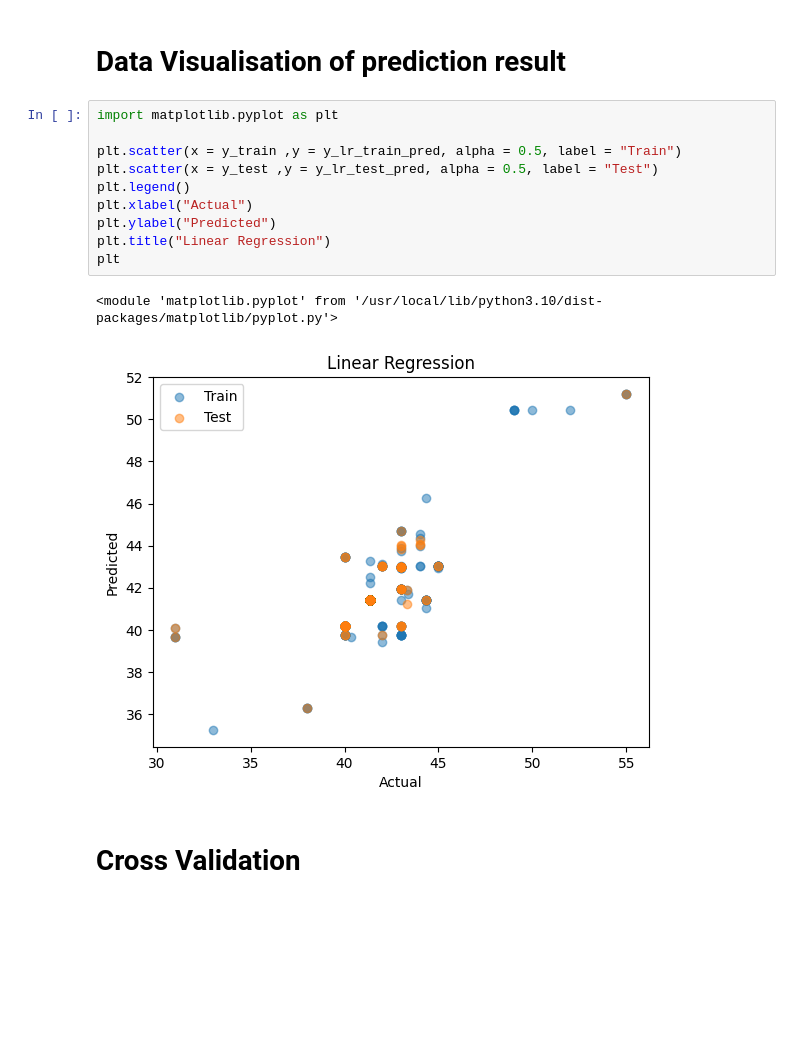
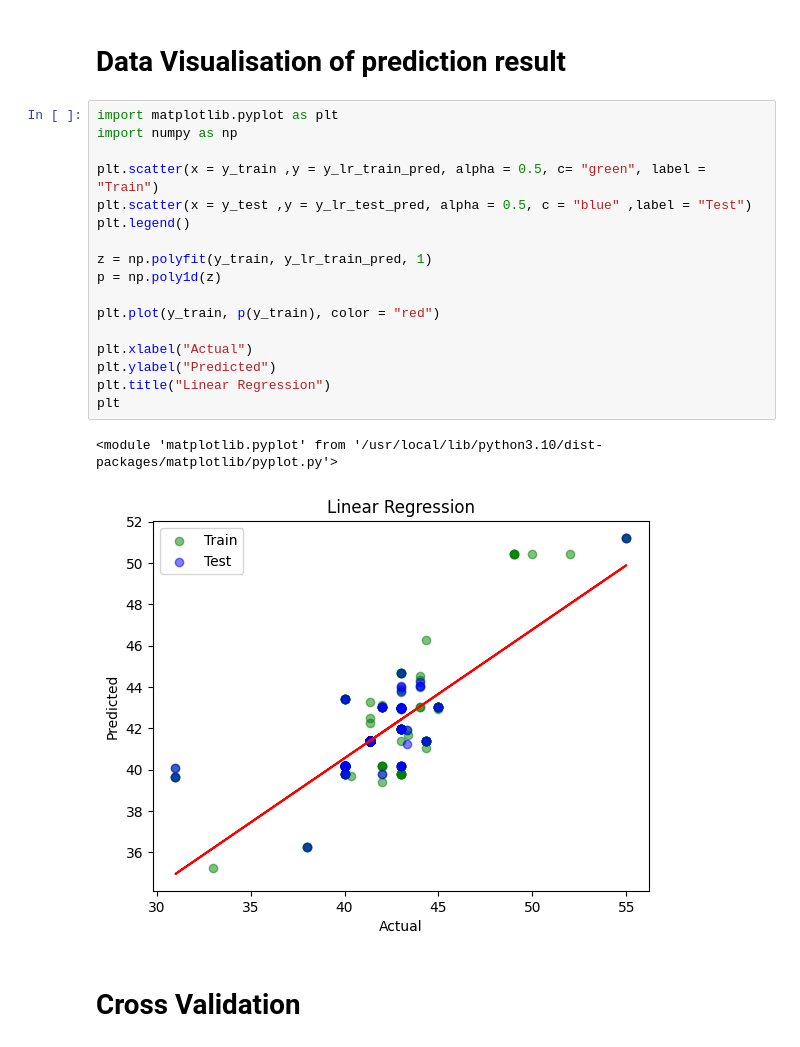
Before and after one commit to ToobaObeidy-1/DA_bootcamp_python, a Jupyter notebook: HPAC_machine_learning_model.ipynb, the cells around one changed output. Drawn from its saved outputs; the diff is of its cells as text; blank space fills up the shorter version.

```diff
--- a/HPAC_machine_learning_model.ipynb
+++ b/HPAC_machine_learning_model.ipynb
@@ -289,17 +289,24 @@ df_models
 # Data Visualisation of prediction result
 # %%
 import matplotlib.pyplot as plt
+import numpy as np
 
-plt.scatter(x = y_train ,y = y_lr_train_pred, alpha = 0.5, label = "Train")
-plt.scatter(x = y_test ,y = y_lr_test_pred, alpha = 0.5, label = "Test")
+plt.scatter(x = y_train ,y = y_lr_train_pred, alpha = 0.5, c= "green", label = "Train")
+plt.scatter(x = y_test ,y = y_lr_test_pred, alpha = 0.5, c = "blue" ,label = "Test")
 plt.legend()
+
+z = np.polyfit(y_train, y_lr_train_pred, 1)
+p = np.poly1d(z)
+
+plt.plot(y_train, p(y_train), color = "red")
+
 plt.xlabel("Actual")
 plt.ylabel("Predicted")
 plt.title("Linear Regression")
 plt
 # %% [output]
 <module 'matplotlib.pyplot' from '/usr/local/lib/python3.10/dist-packages/matplotlib/pyplot.py'>
-[figure, old version]
+[figure, new version]
 # %% [markdown]
 # Cross Validation
 # %%
```
